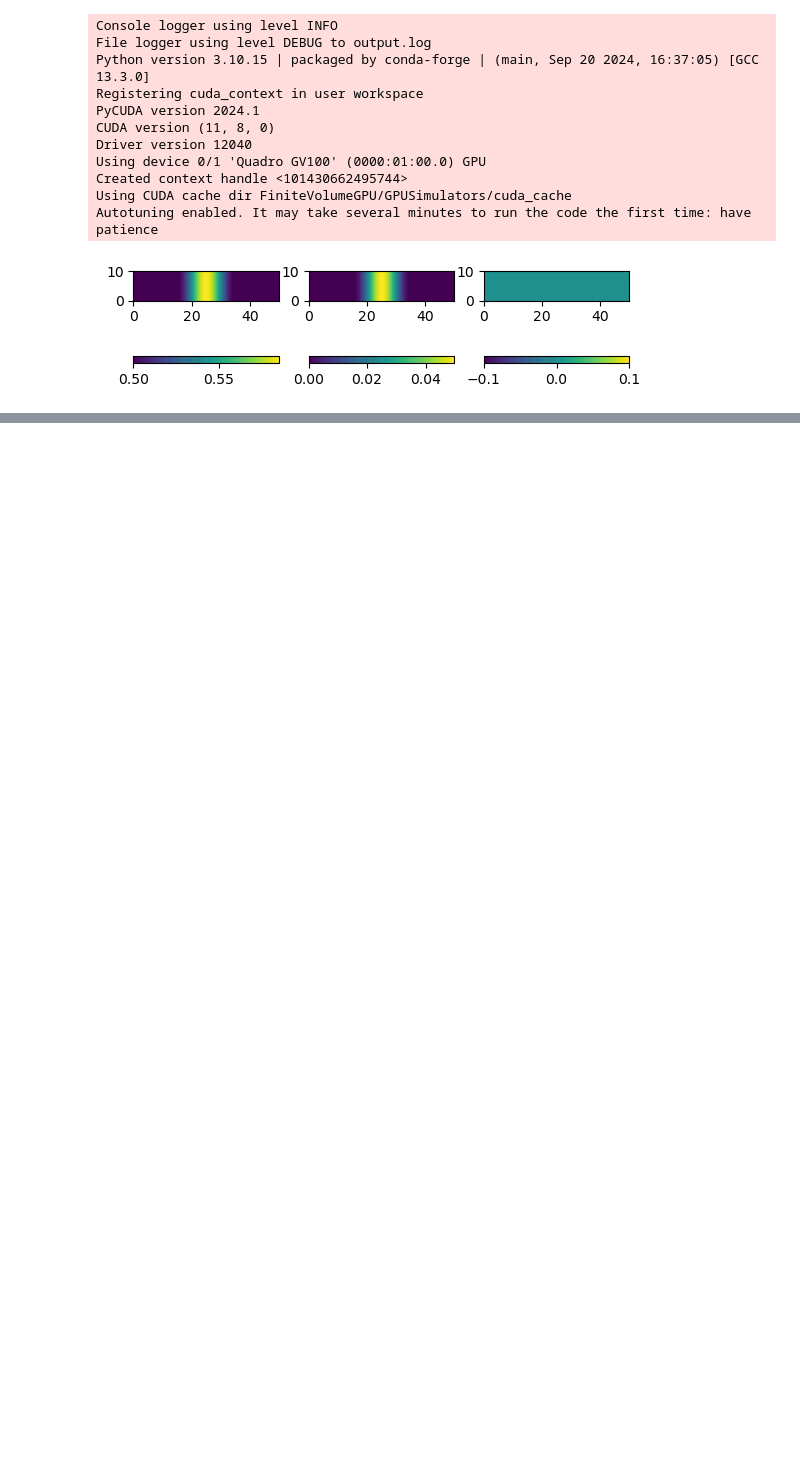
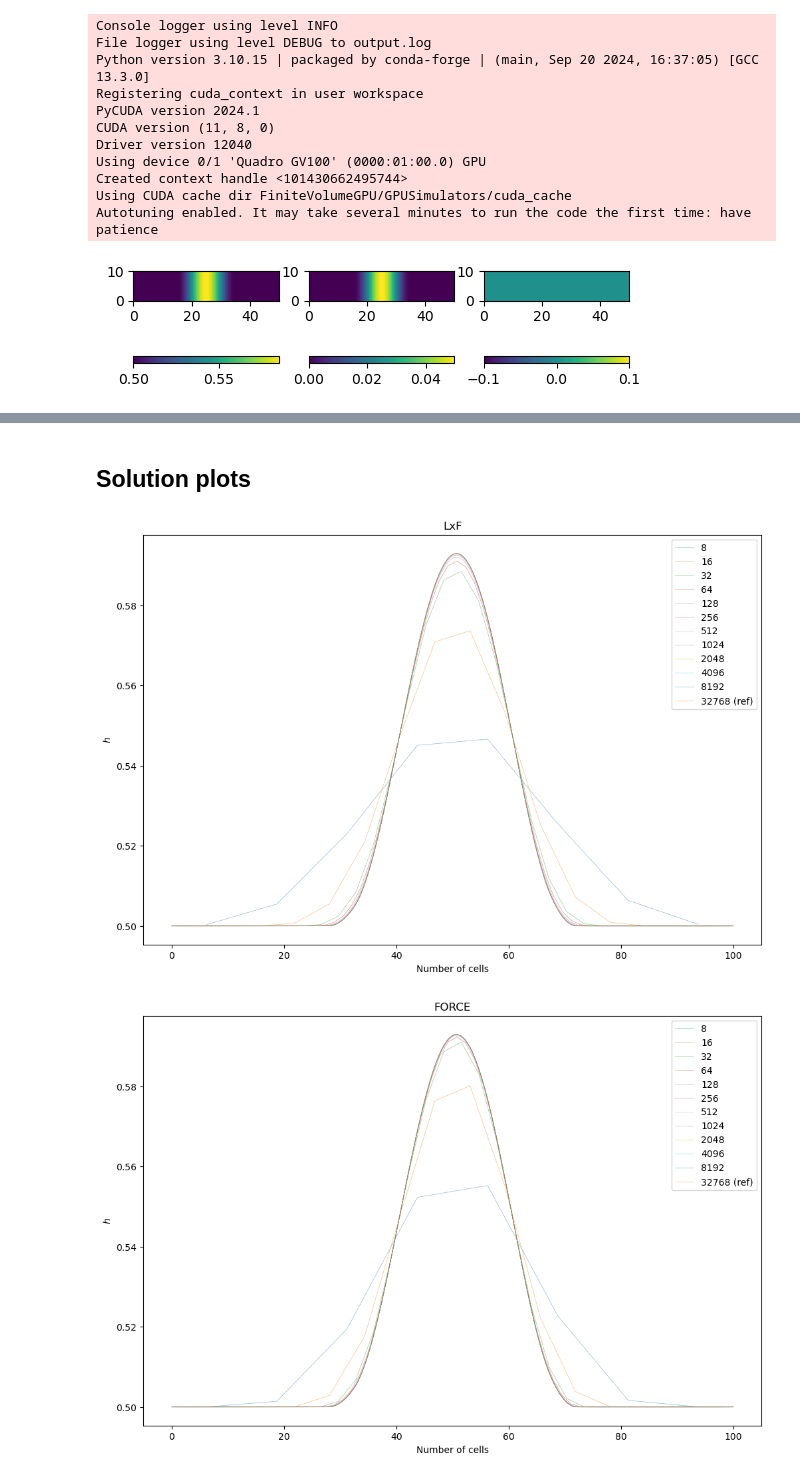
Before and after one commit to aadi-bh/FiniteVolumeGPU, a Jupyter notebook: TimeToSolutionSmooth1D.ipynb, the cells around one changed output, grey strips where cells are left out. Drawn from its saved outputs; the diff is of its cells as text; code cells hidden in the pictures; blank space fills up the shorter version.

```diff
--- a/TimeToSolutionSmooth1D.ipynb
+++ b/TimeToSolutionSmooth1D.ipynb
@@ -235,0 +331,22 @@ miscPlotting.save_figure(fig, "time_to_solution")
+# %% [markdown]
+## Solution plots
+# %%
+import miscPlotting
+import importlib
+importlib.reload(miscPlotting)
+
+for i, simulator in enumerate(simulators):
+    fig = plt.figure()
+    # miscPlotting.setBwStyles(fig.gca())
+    for j, nx in enumerate(domain_sizes):
+#        fig.set_prop_cycle(cycler('color', miscPlotting.sns.color_palette()))
+        miscPlotting.plot_solution(simulator, nx, label=str(nx), marker=None, lw=0.5, alpha=0.5)
+    miscPlotting.plot_solution(simulator, ref_nx, label=str(ref_nx) +" (ref)", marker=None, lw=0.5, alpha=0.5)
+    plt.xlabel("Number of cells")
+    plt.ylabel("$h$")
+    plt.legend()
+    plt.title(simulator.__name__)
+    miscPlotting.save_figure(fig, f" solution_{simulator.__name__}")
+# %% [output]
+[figure, added]
+[figure, added]
```
Also changed, not shown: parts of 16 cells of this notebook, 1 other file.
